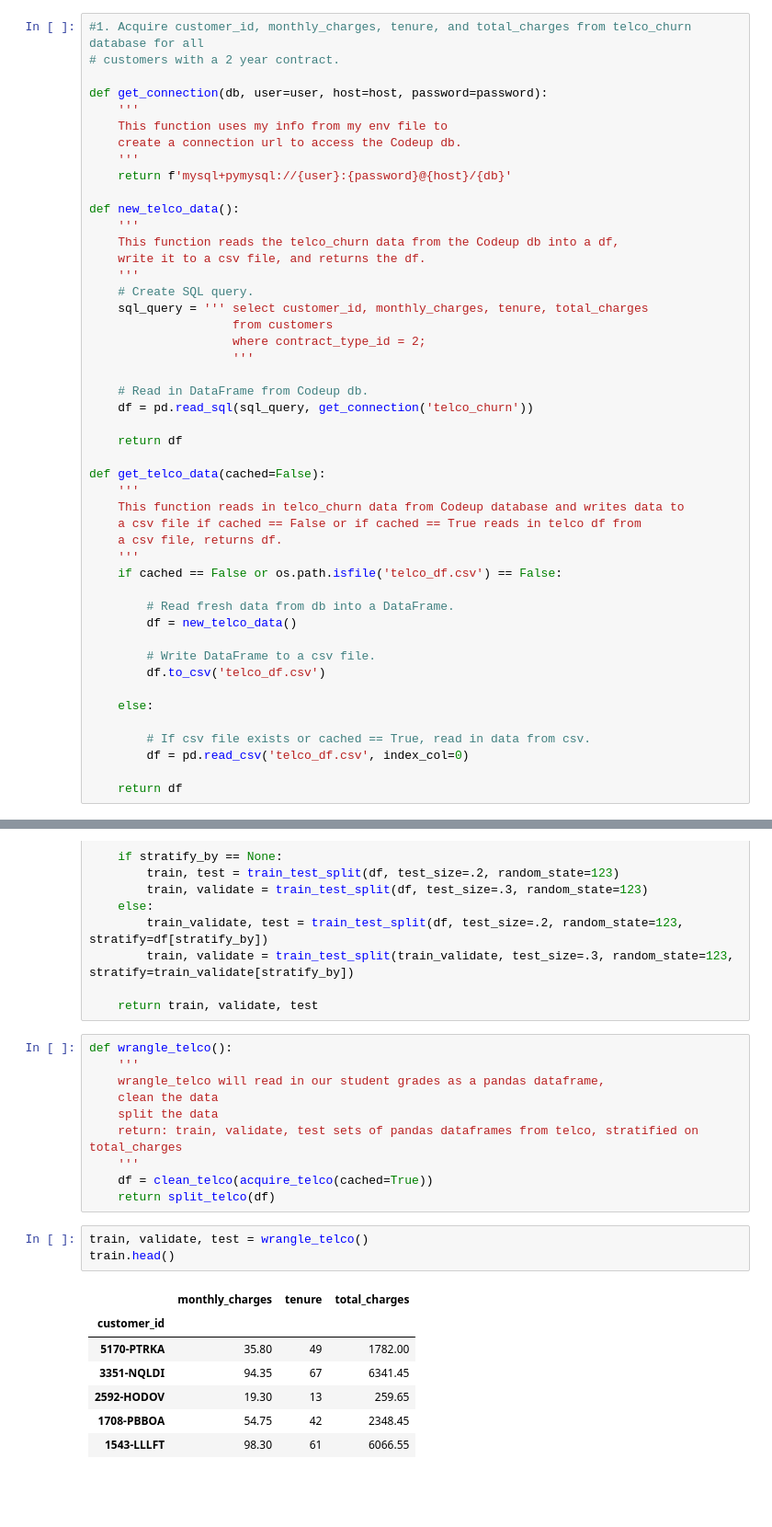
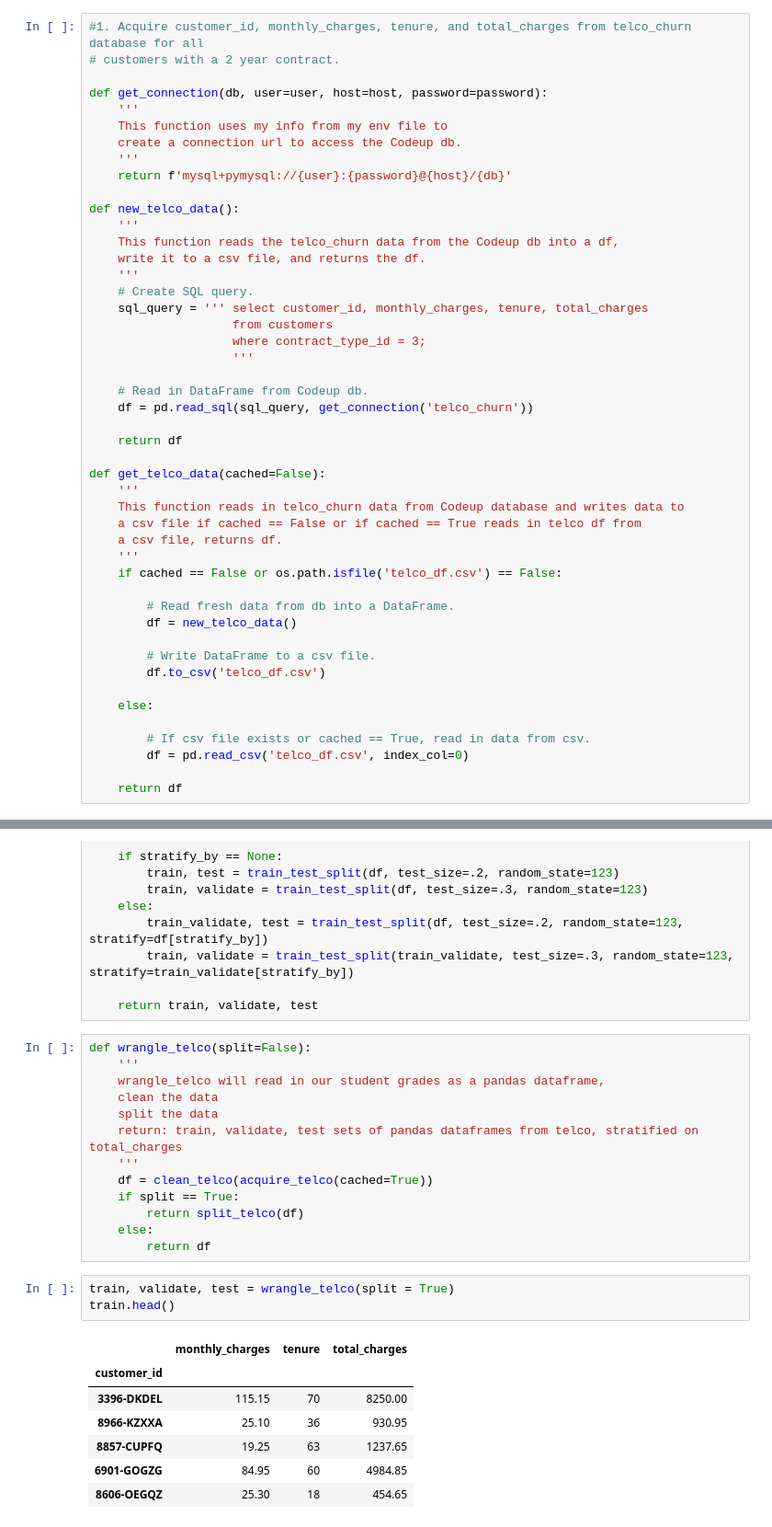
Before and after one commit to Ken-Alviola/regression-exercises, a Jupyter notebook: wrangle.ipynb, the cells around one changed output, grey strips where cells are left out. Shown at 92% size. Saved outputs shown, nothing was run; the diff lists cells and outputs as text; blank space fills up the shorter version.

```diff
--- a/wrangle.ipynb
+++ b/wrangle.ipynb
@@ -30,7 +30,7 @@ def new_telco_data():
     # Create SQL query.
     sql_query = ''' select customer_id, monthly_charges, tenure, total_charges
                     from customers
-                    where contract_type_id = 2;
+                    where contract_type_id = 3;
                     '''
 
     # Read in DataFrame from Codeup db.
@@ -233,7 +233,7 @@ def split_telco(df, stratify_by=None):
 
     return train, validate, test
 # %%
-def wrangle_telco():
+def wrangle_telco(split=False):
     '''
     wrangle_telco will read in our student grades as a pandas dataframe,
     clean the data
@@ -241,15 +241,18 @@ def wrangle_telco():
     return: train, validate, test sets of pandas dataframes from telco, stratified on total_charges
     '''
     df = clean_telco(acquire_telco(cached=True))
-    return split_telco(df)
+    if split == True:
+        return split_telco(df)
+    else:
+        return df
 # %%
-train, validate, test = wrangle_telco()
+train, validate, test = wrangle_telco(split = True)
 train.head()
 # %% [output]
 |  | monthly_charges | tenure | total_charges |
 | customer_id |  |  |  |
-| 5170-PTRKA | 35.80 | 49 | 1782.00 |
-| 3351-NQLDI | 94.35 | 67 | 6341.45 |
-| 2592-HODOV | 19.30 | 13 | 259.65 |
-| 1708-PBBOA | 54.75 | 42 | 2348.45 |
-| 1543-LLLFT | 98.30 | 61 | 6066.55 |
+| 3396-DKDEL | 115.15 | 70 | 8250.00 |
+| 8966-KZXXA | 25.10 | 36 | 930.95 |
+| 8857-CUPFQ | 19.25 | 63 | 1237.65 |
+| 6901-GOGZG | 84.95 | 60 | 4984.85 |
+| 8606-OEGQZ | 25.30 | 18 | 454.65 |
```
Also changed, not shown: parts of 15 cells of this notebook, 2 other files.
